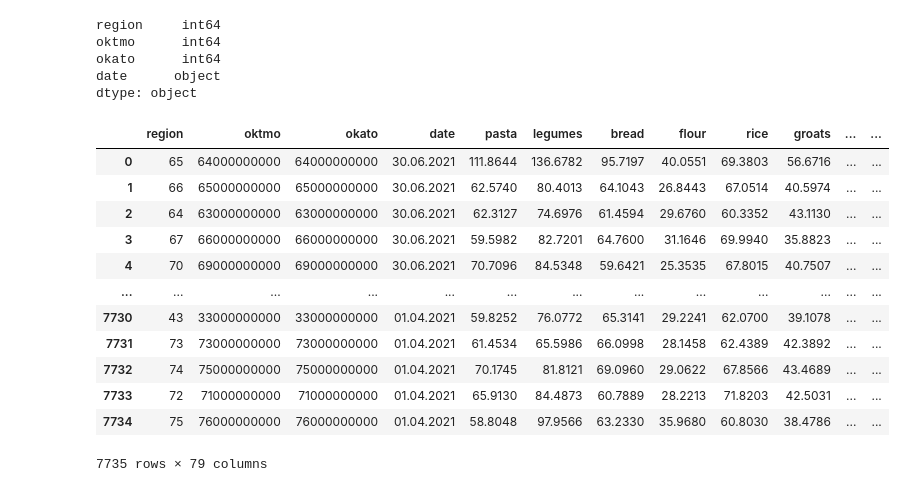
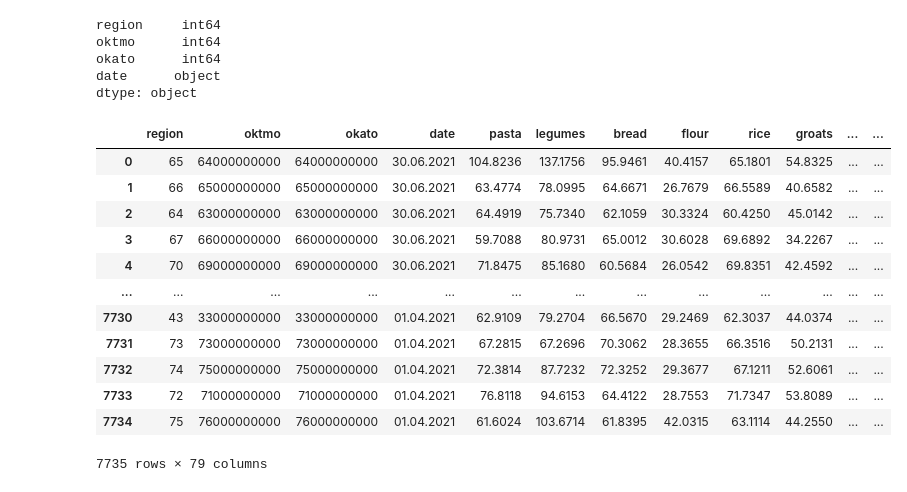
Before and after one commit to grigoriizharkov/All-Cups, a Jupyter notebook: task1/Average prices.ipynb, the cells around one changed output. Saved outputs shown, nothing was run; the diff lists cells and outputs as text; code cells hidden in the pictures.

Commit message:
Using 1 model instead of 75, result increased

```diff
--- a/task1/Average prices.ipynb
+++ b/task1/Average prices.ipynb
@@ -341,0 +303,2 @@ for column in fifth:
+# %%
+model.fit(X_train, y_train)
@@ -382,0 +386,2 @@ make_prediction(models, X_test, fifth, 'fifth')
+# %%
+final_pred = model.predict(X_test)
@@ -382,0 +392,2 @@ make_prediction(models, X_test, fifth, 'fifth')
+# %%
+df = pd.DataFrame(final_pred, columns=numeric_columns)
@@ -466,18 +487,18 @@ fifth = pd.read_csv('fifth.csv')
-# %%
-test = test.join([first, second, third, fourth, fifth])
-test
-# %% [output]
-|  | region | oktmo | okato | date | pasta | legumes | bread | flour | rice | groats | ... | ... |
-| 0 | 65 | 64000000000 | 64000000000 | 30.06.2021 | 111.8644 | 136.6782 | 95.7197 | 40.0551 | 69.3803 | 56.6716 | ... | ... |
-| 1 | 66 | 65000000000 | 65000000000 | 30.06.2021 | 62.5740 | 80.4013 | 64.1043 | 26.8443 | 67.0514 | 40.5974 | ... | ... |
-| 2 | 64 | 63000000000 | 63000000000 | 30.06.2021 | 62.3127 | 74.6976 | 61.4594 | 29.6760 | 60.3352 | 43.1130 | ... | ... |
-| 3 | 67 | 66000000000 | 66000000000 | 30.06.2021 | 59.5982 | 82.7201 | 64.7600 | 31.1646 | 69.9940 | 35.8823 | ... | ... |
-| 4 | 70 | 69000000000 | 69000000000 | 30.06.2021 | 70.7096 | 84.5348 | 59.6421 | 25.3535 | 67.8015 | 40.7507 | ... | ... |
-| ... | ... | ... | ... | ... | ... | ... | ... | ... | ... | ... | ... | ... |
-| 7730 | 43 | 33000000000 | 33000000000 | 01.04.2021 | 59.8252 | 76.0772 | 65.3141 | 29.2241 | 62.0700 | 39.1078 | ... | ... |
-| 7731 | 73 | 73000000000 | 73000000000 | 01.04.2021 | 61.4534 | 65.5986 | 66.0998 | 28.1458 | 62.4389 | 42.3892 | ... | ... |
-| 7732 | 74 | 75000000000 | 75000000000 | 01.04.2021 | 70.1745 | 81.8121 | 69.0960 | 29.0622 | 67.8566 | 43.4689 | ... | ... |
-| 7733 | 72 | 71000000000 | 71000000000 | 01.04.2021 | 65.9130 | 84.4873 | 60.7889 | 28.2213 | 71.8203 | 42.5031 | ... | ... |
-| 7734 | 75 | 76000000000 | 76000000000 | 01.04.2021 | 58.8048 | 97.9566 | 63.2330 | 35.9680 | 60.8030 | 38.4786 | ... | ... |
-7735 rows × 79 columns
+# %%
+test = test.join(df)
+test
+# %% [output]
+|  | region | oktmo | okato | date | pasta | legumes | bread | flour | rice | groats | ... | ... |
+| 0 | 65 | 64000000000 | 64000000000 | 30.06.2021 | 104.8236 | 137.1756 | 95.9461 | 40.4157 | 65.1801 | 54.8325 | ... | ... |
+| 1 | 66 | 65000000000 | 65000000000 | 30.06.2021 | 63.4774 | 78.0995 | 64.6671 | 26.7679 | 66.5589 | 40.6582 | ... | ... |
+| 2 | 64 | 63000000000 | 63000000000 | 30.06.2021 | 64.4919 | 75.7340 | 62.1059 | 30.3324 | 60.4250 | 45.0142 | ... | ... |
+| 3 | 67 | 66000000000 | 66000000000 | 30.06.2021 | 59.7088 | 80.9731 | 65.0012 | 30.6028 | 69.6892 | 34.2267 | ... | ... |
+| 4 | 70 | 69000000000 | 69000000000 | 30.06.2021 | 71.8475 | 85.1680 | 60.5684 | 26.0542 | 69.8351 | 42.4592 | ... | ... |
+| ... | ... | ... | ... | ... | ... | ... | ... | ... | ... | ... | ... | ... |
+| 7730 | 43 | 33000000000 | 33000000000 | 01.04.2021 | 62.9109 | 79.2704 | 66.5670 | 29.2469 | 62.3037 | 44.0374 | ... | ... |
+| 7731 | 73 | 73000000000 | 73000000000 | 01.04.2021 | 67.2815 | 67.2696 | 70.3062 | 28.3655 | 66.3516 | 50.2131 | ... | ... |
+| 7732 | 74 | 75000000000 | 75000000000 | 01.04.2021 | 72.3814 | 87.7232 | 72.3252 | 29.3677 | 67.1211 | 52.6061 | ... | ... |
+| 7733 | 72 | 71000000000 | 71000000000 | 01.04.2021 | 76.8118 | 94.6153 | 64.4122 | 28.7553 | 71.7347 | 53.8089 | ... | ... |
+| 7734 | 75 | 76000000000 | 76000000000 | 01.04.2021 | 61.6024 | 103.6714 | 61.8395 | 42.0315 | 63.1114 | 44.2550 | ... | ... |
+7735 rows × 79 columns
 # %%
```
Also changed, not shown: parts of 24 cells of this notebook, 1 other file.
